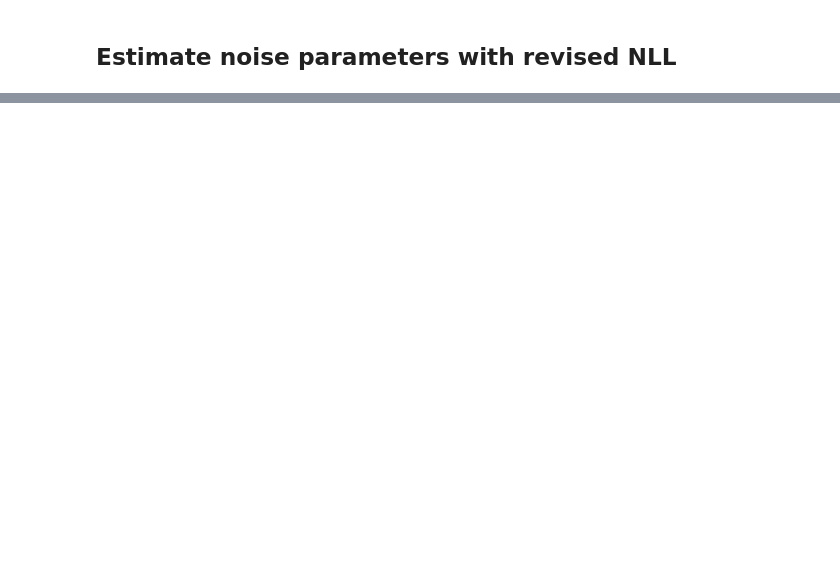
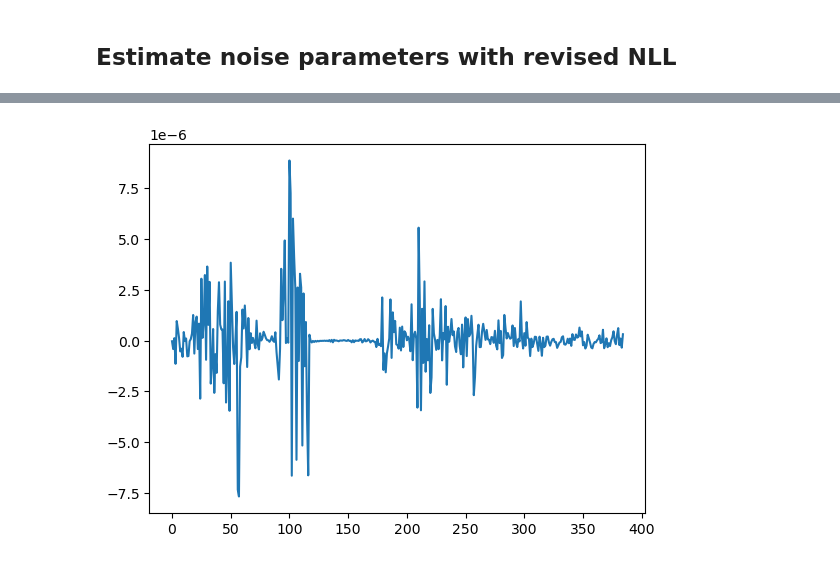
Before and after one commit to dodge-research-group/thztools, a Jupyter notebook: examples/tdnll-scaled-dev.ipynb, the cells around one changed output, grey strips where cells are left out. Saved outputs shown, nothing was run; the diff lists cells and outputs as text; code cells hidden in the pictures; blank space fills up the shorter version.

```diff
--- a/examples/tdnll-scaled-dev.ipynb
+++ b/examples/tdnll-scaled-dev.ipynb
@@ -325,3 +334,5 @@ array([[  -795.04396053,   -795.04396031],
 # %%
-# plt.plot(result[2]["grad"])
-# plt.show()
+plt.plot(result[2]["grad"])
+plt.show()
+# %% [output]
+[figure, added]
```
Also changed, not shown: parts of 10 cells of this notebook, 2 other files.
